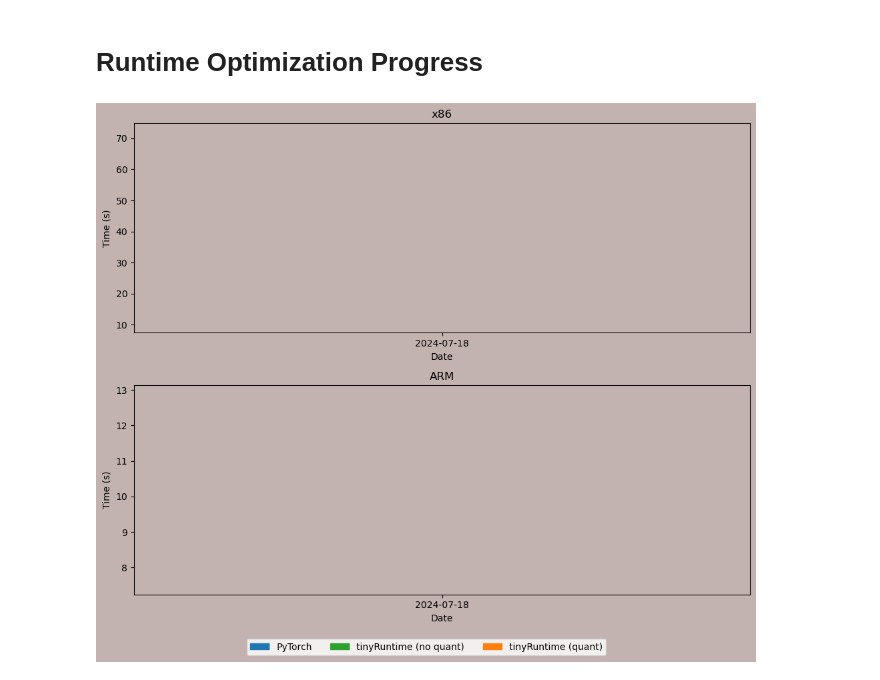
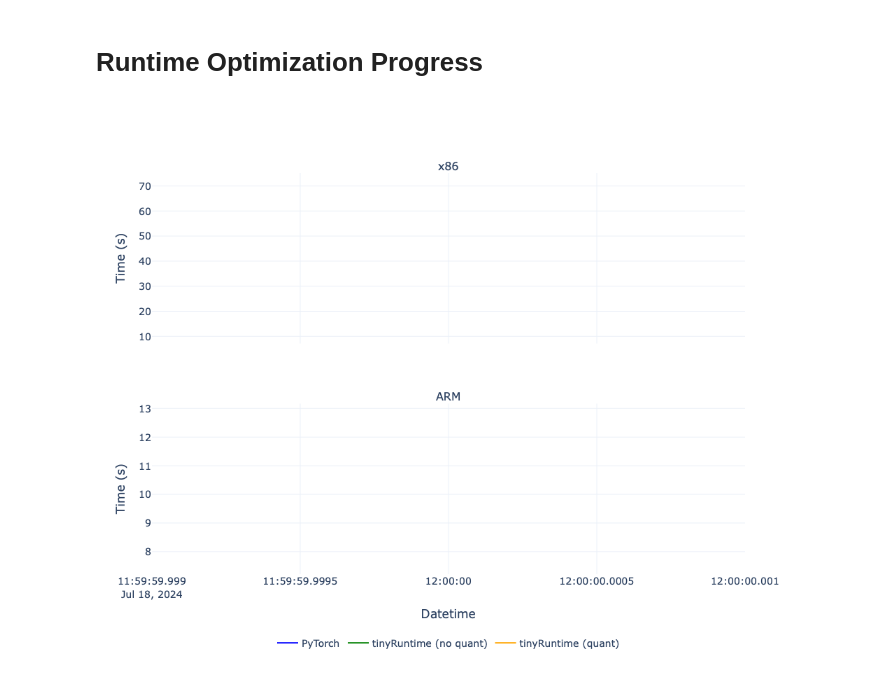
Before and after one commit to harukadoyu/njtest, a Jupyter notebook: hello.ipynb, the cells around one changed output. Saved outputs shown, nothing was run; the diff lists cells and outputs as text; code cells hidden in the pictures.

```diff
--- a/hello.ipynb
+++ b/hello.ipynb
@@ -164,7 +88,6 @@ plot_perf_comp(df_x86)
 #| label: fig-arm
 #| fig-cap: "Performance comparison on ARM"
 
-bg_color = "#002B36"
-df_arm = df[df["Platform"] == "arm64"]
-plot_perf_comp(df_arm)
+df_arm = df[df["Architecture"] == "arm64"]
+plot_perf_comp(df_arm, "plotly_white")
 # %% [output]
@@ -177,35 +100,36 @@ plot_perf_comp(df_arm)
 # Runtime Optimization Progress
 # %%
 #| label: fig-time
-#| fig-cap: "Runtime performance improvement over time"
+#| fig-cap: "Time"
 
-def plot_progress(ax, df):
-    '''Plot evolution of execution time'''
+def plot_progress_subplot(fig, row, col, df, metric, showlegend):
+    '''Plot evolution of execution time using Plotly.'''
     df_pytorch, df_trv, df_trq = split_dataframe(df)
-    ax.plot(df_pytorch["Date"], df_pytorch["Time"], "tab:blue", label='PyTorch')
-    ax.plot(df_trv["Date"], df_trv["Time"], "tab:green", label='tinyRuntime (no quant)')
-    ax.plot(df_trq["Date"], df_trq["Time"], "tab:orange", label='tinyRuntime (quant)')
-    ax.set_ylabel("Time (s)")
-    ax.set_xlabel("Date")
-    ax.set_facecolor(bg_color)
 
-fig, axs = plt.subplots(2, 1, figsize=(10, 8))
-fig.patch.set_facecolor(bg_color) # set background color
-labels = ["PyTorch", "tinyRuntime (no quant)", "tinyRuntime (quant)"]
-bar_colors = ['tab:blue', 'tab:green', 'tab:orange']
-patches = [plt.Rectangle((0, 0), 1, 1, color=bar_colors[i], label=labels[i]) for i in range(len(labels))]
-fig.legend(handles=patches, loc='lower center', bbox_to_anchor=(0.5, -0.05), ncol=3)
+    fig.add_trace(go.Scatter(x=df_pytorch["Datetime"], y=df_pytorch[metric], mode='lines', name='PyTorch',
+                             line=dict(color='blue'), showlegend=showlegend), row=row, col=col)
+    fig.add_trace(go.Scatter(x=df_trv["Datetime"], y=df_trv[metric], mode='lines', name='tinyRuntime (no quant)',
+                             line=dict(color='green'), showlegend=showlegend), row=row, col=col)
+    fig.add_trace(go.Scatter(x=df_trq["Datetime"], y=df_trq[metric], mode='lines', name='tinyRuntime (quant)',
+                             line=dict(color='orange'), showlegend=showlegend), row=row, col=col)
 
-# Plot for x86
-plot_progress(axs[0], df_x86)
-axs[0].set_title('x86')
+def plot_progress(metric, ylabel):
+    fig = make_subplots(rows=2, cols=1, subplot_titles=('x86', 'ARM'), shared_xaxes=True, vertical_spacing=0.15)
 
-# Plot for ARM
-plot_progress(axs[1], df_arm)
-axs[1].set_title('ARM')
+    plot_progress_subplot(fig, 1, 1, df_x86, metric, showlegend=True)
+    plot_progress_subplot(fig, 2, 1, df_arm, metric, showlegend=False)
 
-# Adjust layout to make sure everything fits
-plt.tight_layout()
-plt.show()
+    fig.update_xaxes(title_text="Datetime", row=2, col=1)
+    fig.update_xaxes(showticklabels=False, row=1, col=1)
+    fig.update_yaxes(title_text=ylabel, row=1, col=1)
+    fig.update_yaxes(title_text=ylabel, row=2, col=1)
+
+    fig.update_layout(height=800, width=1000, showlegend=True,
+                      legend=dict(orientation="h", yanchor="bottom", y=-0.2, xanchor="center", x=0.5),
+                      legend_itemclick=False, legend_itemdoubleclick=False, font=dict(size=14), margin=dict(t=100, b=50),
+                      template="plotly_white")
+    fig.show(config={'displayModeBar': False})
+
+plot_progress("Time", "Time (s)")
 # %% [output]
-[figure, old version]
+[figure, new version]
```
Also changed, not shown: parts of 6 cells of this notebook, 1 other file.
